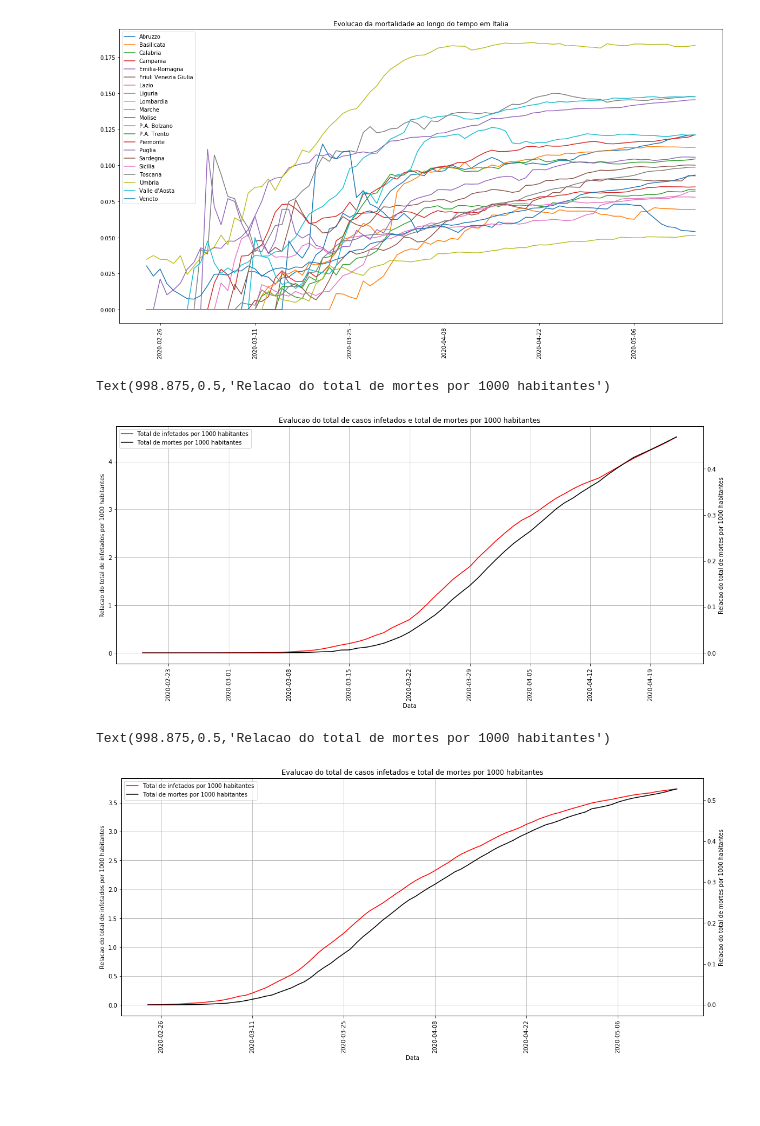
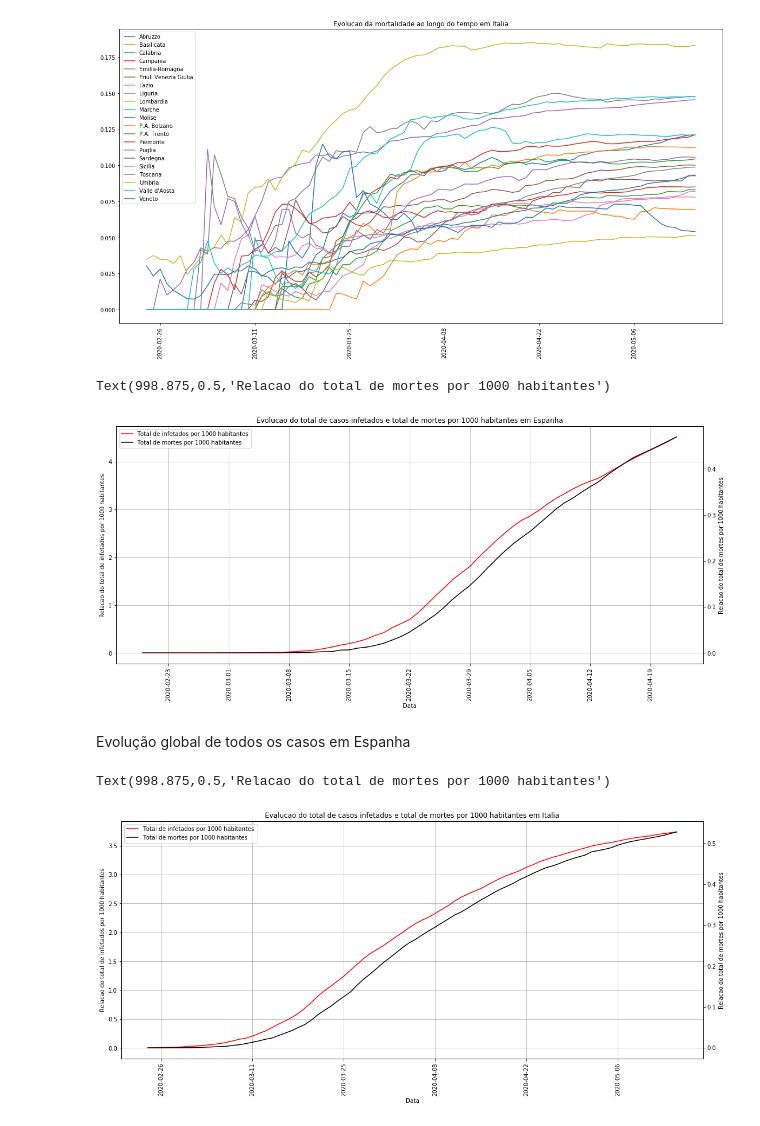
Before and after one commit to Tetra134/AA2-Grupo13, a Jupyter notebook: espanhaVSitalia.ipynb, the cells around one changed output. Cells and saved outputs as stored; diff of their text form; code cells hidden in the pictures; blank space fills up the shorter version.

```diff
--- a/espanhaVSitalia.ipynb
+++ b/espanhaVSitalia.ipynb
@@ -410,50 +410,52 @@ for ccaa in sorted(list(df_it["CCAA"].unique())):
 [figure]
 # %%
 # create the pivot table of total cases
-total_df = df_es.set_index("DATE").resample("D")[["TOTAL_INFECTED", "REQUIERED_HOSPITALIZATION", "REQUIERED_ADVANCED_CARE", "TOTAL_DEATHS", "CURED","Population"]].sum()
-total_df = total_df[total_df["Population"] > 0]
-total_df["TOTAL_INFECTED_1000H"] = total_df["TOTAL_INFECTED"]/(total_df["Population"]/1000)
-total_df["TOTAL_DEATHS_1000H"] = total_df["TOTAL_DEATHS"]/(total_df["Population"]/1000)
+total_df_es = df_es.set_index("DATE").resample("D")[["TOTAL_INFECTED", "REQUIERED_HOSPITALIZATION", "REQUIERED_ADVANCED_CARE", "TOTAL_DEATHS", "CURED","Population"]].sum()
+total_df_es = total_df_es[total_df_es["Population"] > 0]
+total_df_es["TOTAL_INFECTED_1000H"] = total_df_es["TOTAL_INFECTED"]/(total_df_es["Population"]/1000)
+total_df_es["TOTAL_DEATHS_1000H"] = total_df_es["TOTAL_DEATHS"]/(total_df_es["Population"]/1000)
 
 # get the data
-x = list(total_df.index)
-y_1 = list(total_df["TOTAL_INFECTED_1000H"]) # 1 axis
-y_2 = list(total_df["TOTAL_DEATHS_1000H"]) # 2 axis
+x = list(total_df_es.index)
+y_1 = list(total_df_es["TOTAL_INFECTED_1000H"]) # 1 axis
+y_2 = list(total_df_es["TOTAL_DEATHS_1000H"]) # 2 axis
 
 # create the figures
 fig, ax = plt.subplots(figsize = (15, 7))
 plot1 = ax.plot(x, y_1, color = "r", label = "Total de infetados por 1000 habitantes") # plot the first data
 plt.xticks(rotation=90) # rotate the date
 
 ax2 = ax.twinx() # create a secondary axis
 plot2 = ax2.plot(x, y_2, color = "k", label = "Total de mortes por 1000 habitantes") # plot the second data
 fig.tight_layout()
-plt.title("Evalucao do total de casos infetados e total de mortes por 1000 habitantes")
+plt.title("Evolucao do total de casos infetados e total de mortes por 1000 habitantes em Espanha")
 
 # create a common legend
 lns = plot1 + plot2
 labs = [l.get_label() for l in lns]
 ax.legend(lns, labs, loc=0)
 
 # prettify
 ax.grid()
 ax.set_xlabel("Data")
 ax.set_ylabel("Relacao do total de infetados por 1000 habitantes")
 ax2.set_ylabel("Relacao do total de mortes por 1000 habitantes")
 # %% [output]
 Text(998.875,0.5,'Relacao do total de mortes por 1000 habitantes')
-[figure, old version]
+[figure, new version]
+# %% [markdown]
+Evolução global de todos os casos em Espanha
 # %%
 # create the pivot table of total cases
-total_df = df_it.set_index("DATE").resample("D")[["TOTAL_INFECTED", "REQUIERED_HOSPITALIZATION", "REQUIERED_ADVANCED_CARE", "TOTAL_DEATHS", "CURED","Population"]].sum()
-total_df = total_df[total_df["Population"] > 0]
-total_df["TOTAL_INFECTED_1000H"] = total_df["TOTAL_INFECTED"]/(total_df["Population"]/1000)
-total_df["TOTAL_DEATHS_1000H"] = total_df["TOTAL_DEATHS"]/(total_df["Population"]/1000)
+total_df_it = df_it.set_index("DATE").resample("D")[["TOTAL_INFECTED", "REQUIERED_HOSPITALIZATION", "REQUIERED_ADVANCED_CARE", "TOTAL_DEATHS", "CURED","Population"]].sum()
+total_df_it = total_df_it[total_df_it["Population"] > 0]
+total_df_it["TOTAL_INFECTED_1000H"] = total_df_it["TOTAL_INFECTED"]/(total_df_it["Population"]/1000)
+total_df_it["TOTAL_DEATHS_1000H"] = total_df_it["TOTAL_DEATHS"]/(total_df_it["Population"]/1000)
 
 # get the data
-x = list(total_df.index)
-y_1 = list(total_df["TOTAL_INFECTED_1000H"]) # 1 axis
-y_2 = list(total_df["TOTAL_DEATHS_1000H"]) # 2 axis
+x = list(total_df_it.index)
+y_1 = list(total_df_it["TOTAL_INFECTED_1000H"]) # 1 axis
+y_2 = list(total_df_it["TOTAL_DEATHS_1000H"]) # 2 axis
 
 # create the figures
 fig, ax = plt.subplots(figsize = (15, 7))
@@ -463,7 +465,7 @@ plt.xticks(rotation=90) # rotate the date
 ax2 = ax.twinx() # create a secondary axis
 plot2 = ax2.plot(x, y_2, color = "k", label = "Total de mortes por 1000 habitantes") # plot the second data
 fig.tight_layout()
-plt.title("Evalucao do total de casos infetados e total de mortes por 1000 habitantes")
+plt.title("Evalucao do total de casos infetados e total de mortes por 1000 habitantes em Italia")
 
 # create a common legend
 lns = plot1 + plot2
@@ -477,4 +479,4 @@ ax.set_ylabel("Relacao do total de infetados por 1000 habitantes")
 ax2.set_ylabel("Relacao do total de mortes por 1000 habitantes")
 # %% [output]
 Text(998.875,0.5,'Relacao do total de mortes por 1000 habitantes')
-[figure, old version]
+[figure, new version]
```
Also changed, not shown: parts of 19 cells of this notebook.
